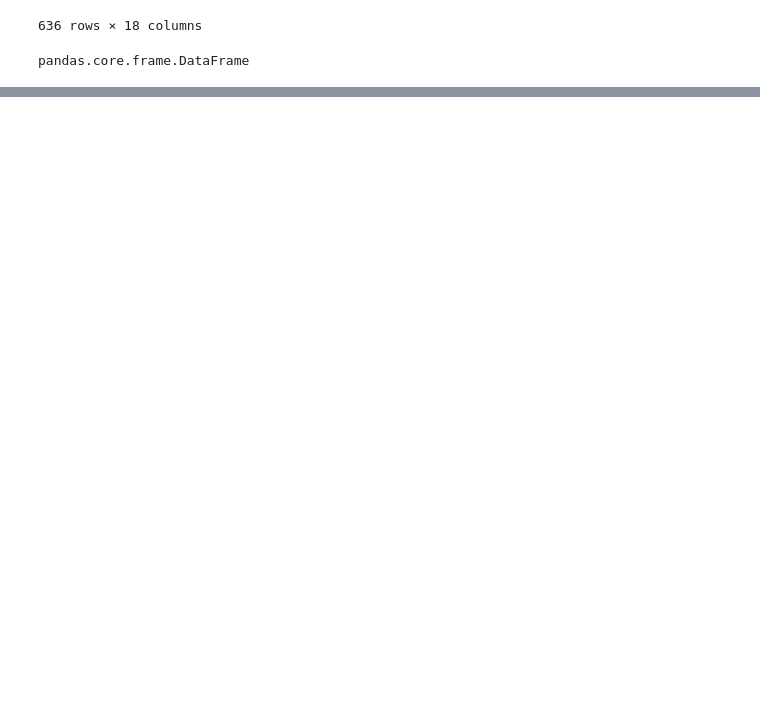
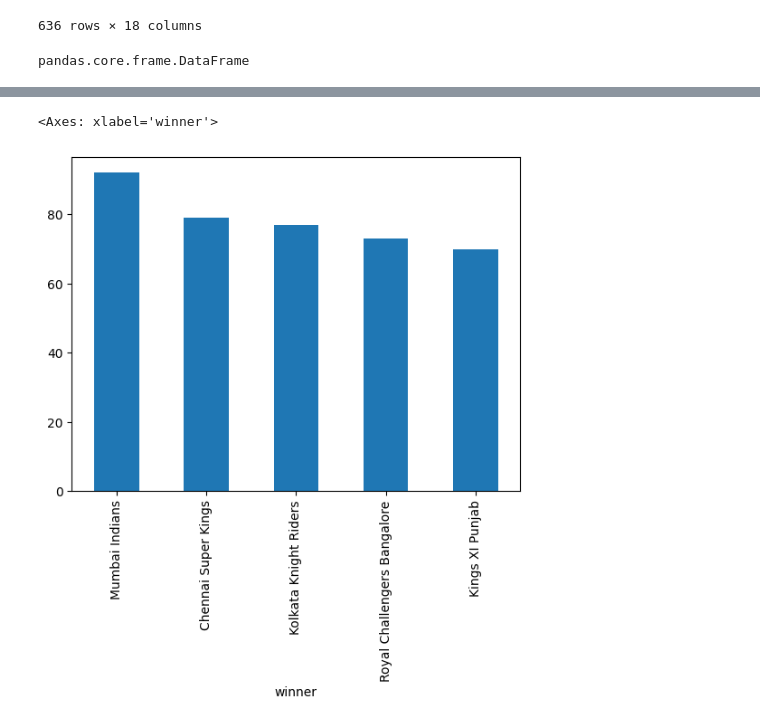
Before and after one commit to ShivamThapa243/DataScience, a Jupyter notebook: Pandas.ipynb, the cells around one changed output, grey strips where cells are left out. Saved outputs shown, nothing was run; the diff lists cells and outputs as text; code cells hidden in the pictures; blank space fills up the shorter version.

```diff
--- a/Pandas.ipynb
+++ b/Pandas.ipynb
@@ -47,0 +435,7 @@ pandas.core.frame.DataFrame
+# %%
+# only top 5
+
+data['winner'].value_counts().head().plot(kind = 'bar')
+# %% [output]
+<Axes: xlabel='winner'>
+[figure, added]
```
Also changed, not shown: parts of 66 cells of this notebook.
